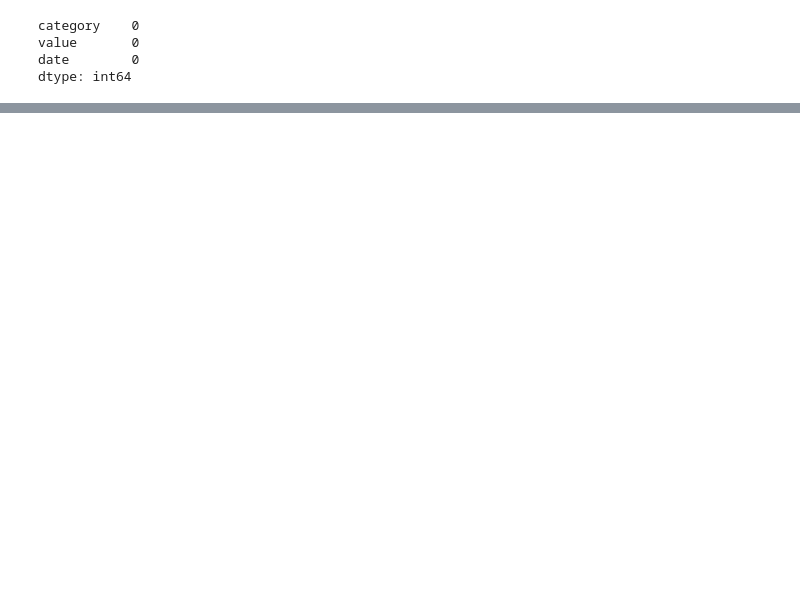
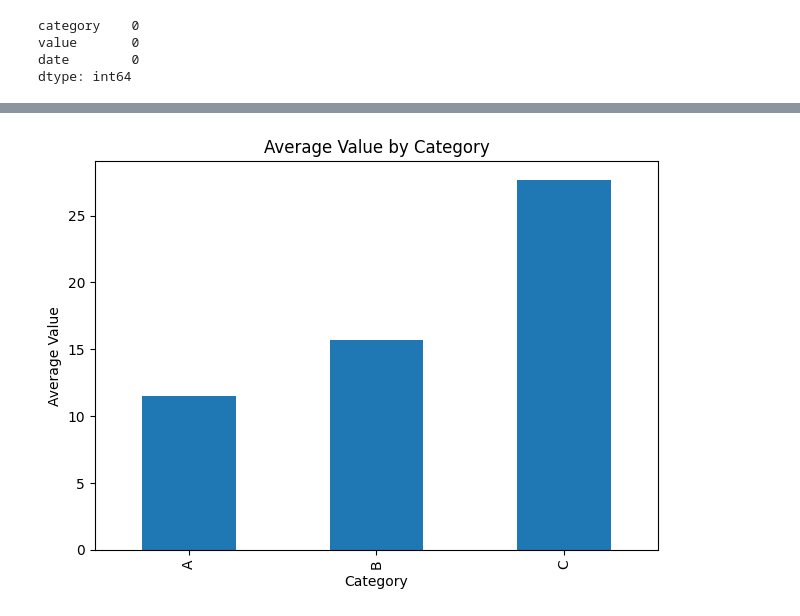
Before and after one commit to AlbertSu47/bootcamp_Albert_Su, a Jupyter notebook: project/notebooks/hw03_python_fundamentals.ipynb, the cells around one changed output, grey strips where cells are left out. Cells and saved outputs as stored; diff of their text form; code cells hidden in the pictures; blank space fills up the shorter version.

```diff
--- a/project/notebooks/hw03_python_fundamentals.ipynb
+++ b/project/notebooks/hw03_python_fundamentals.ipynb
@@ -106,0 +123,14 @@ dtype: int64
+# %%
+import matplotlib.pyplot as plt
+
+ax = group_mean.plot(kind="bar")
+
+ax.set_title("Average Value by Category")
+ax.set_xlabel("Category")
+ax.set_ylabel("Average Value")
+
+plt.tight_layout()
+plt.savefig("../data/processed/category_mean_plot.png")
+plt.show()
+# %% [output]
+[figure, added]
```
Also changed, not shown: parts of 5 cells of this notebook, 3 other files.
